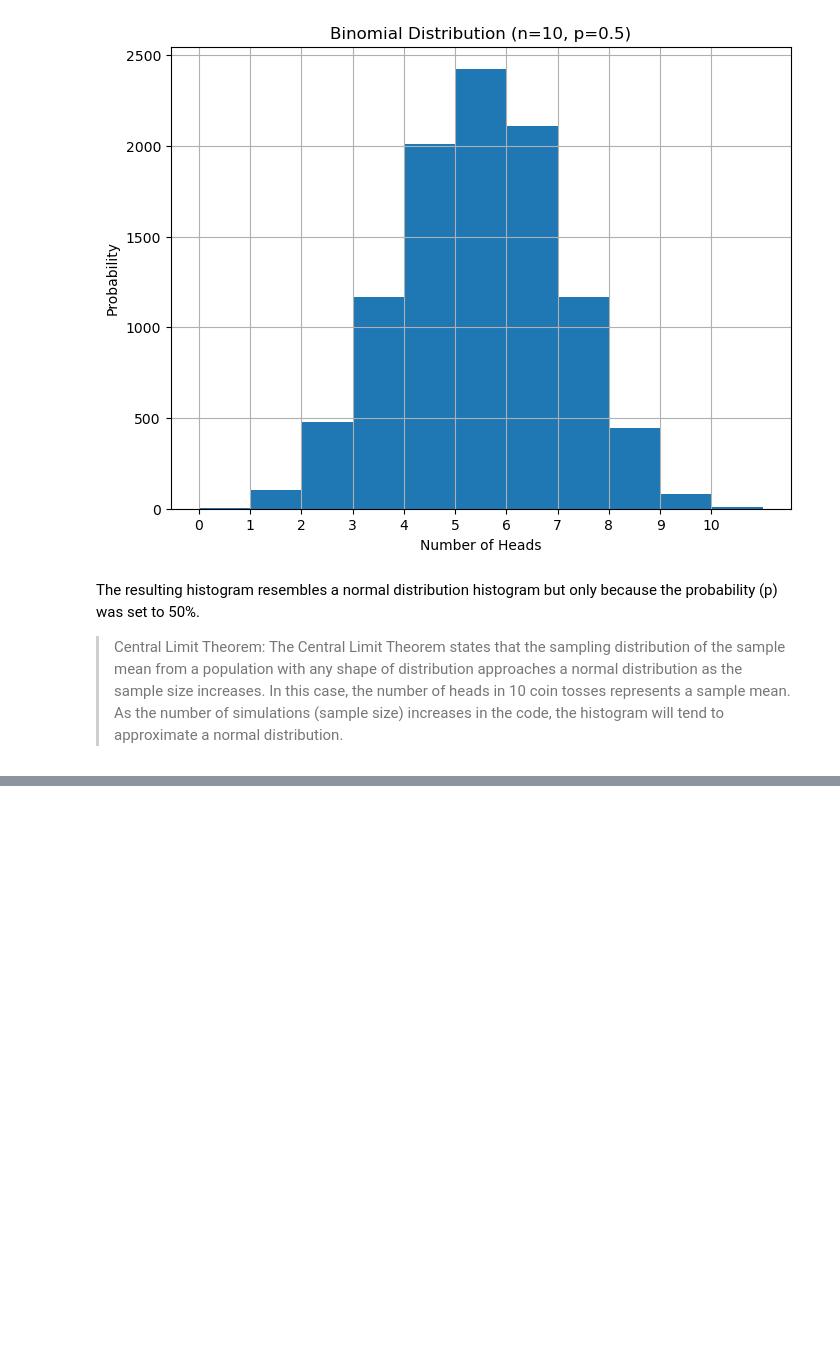
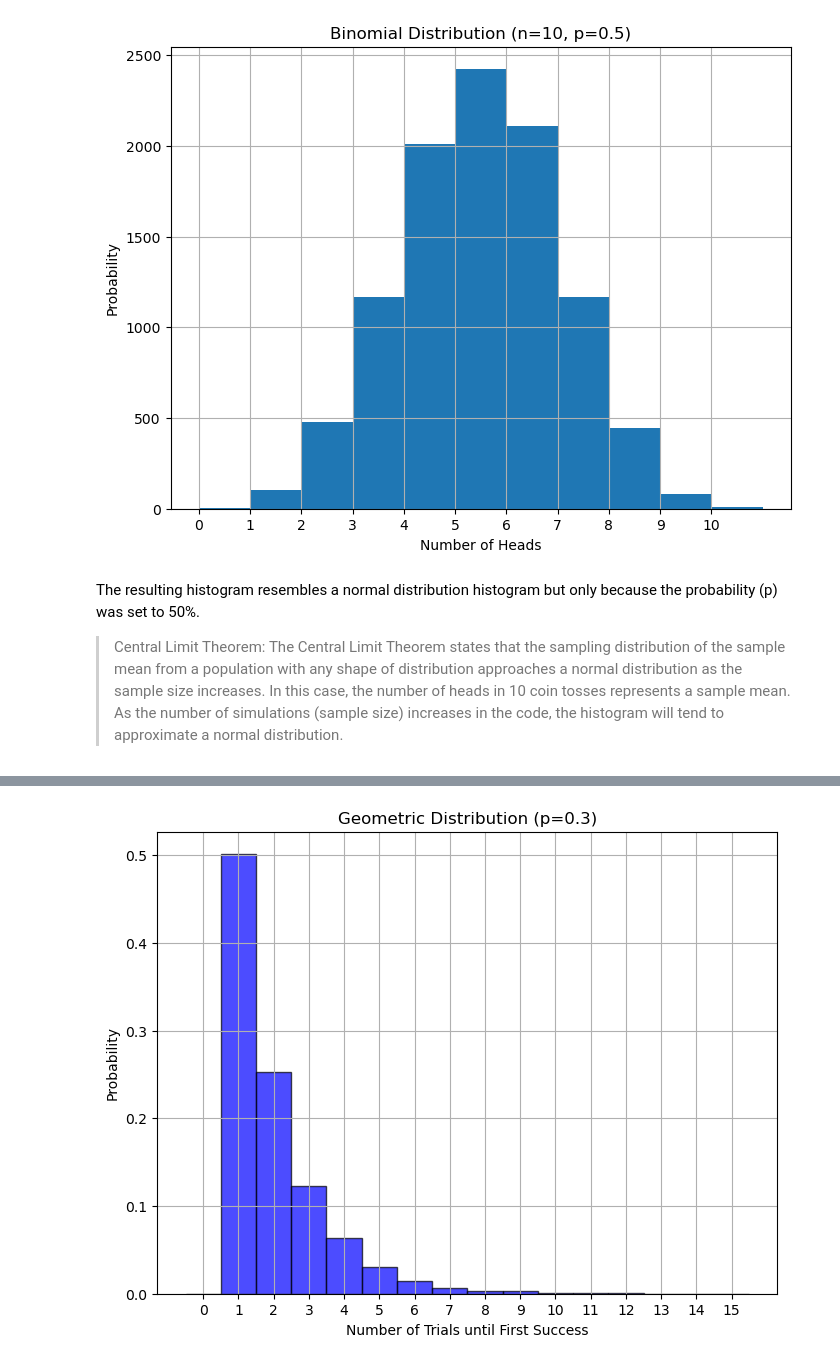
Before and after one commit to noyo0/Fundamentals_DataAnalysis, a Jupyter notebook: Probabilitiy_Distributions.ipynb, the cells around one changed output, grey strips where cells are left out. Saved outputs shown, nothing was run; the diff lists cells and outputs as text; code cells hidden in the pictures; blank space fills up the shorter version.

```diff
--- a/Probabilitiy_Distributions.ipynb
+++ b/Probabilitiy_Distributions.ipynb
@@ -160,0 +295,22 @@ https://www.youtube.com/watch?v=uial-2girHQ
+# %%
+import numpy as np
+import matplotlib.pyplot as plt
+
+# Parameters for the geometric distribution
+p = 0.5  # Probability of success 50%
+size = 10000  # Number of trials
+
+# Simulate the geometric distribution
+geometric_data = np.random.geometric(p, size)
+
+# Create a histogram for the geometric distribution
+plt.figure(figsize=(8, 6))
+plt.hist(geometric_data, bins=np.arange(0, geometric_data.max() + 2) - 0.5, density=True, alpha=0.7, color='b', edgecolor='black')
+plt.xlabel('Number of Trials until First Success')
+plt.ylabel('Probability')
+plt.title('Geometric Distribution (p=0.3)')
+plt.xticks(range(geometric_data.max() + 1))
+plt.grid(True)
+plt.show()
+# %% [output]
+[figure, added]
```
Also changed, not shown: parts of 6 cells of this notebook, 2 other files.
